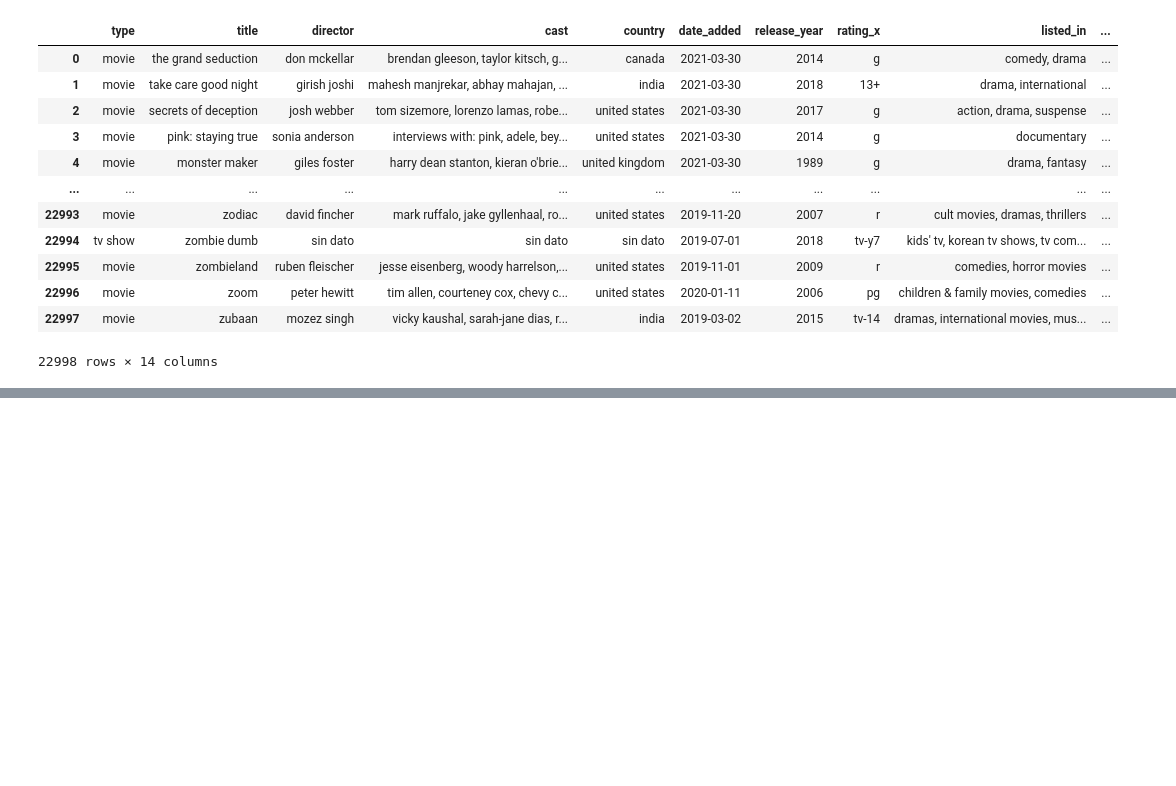
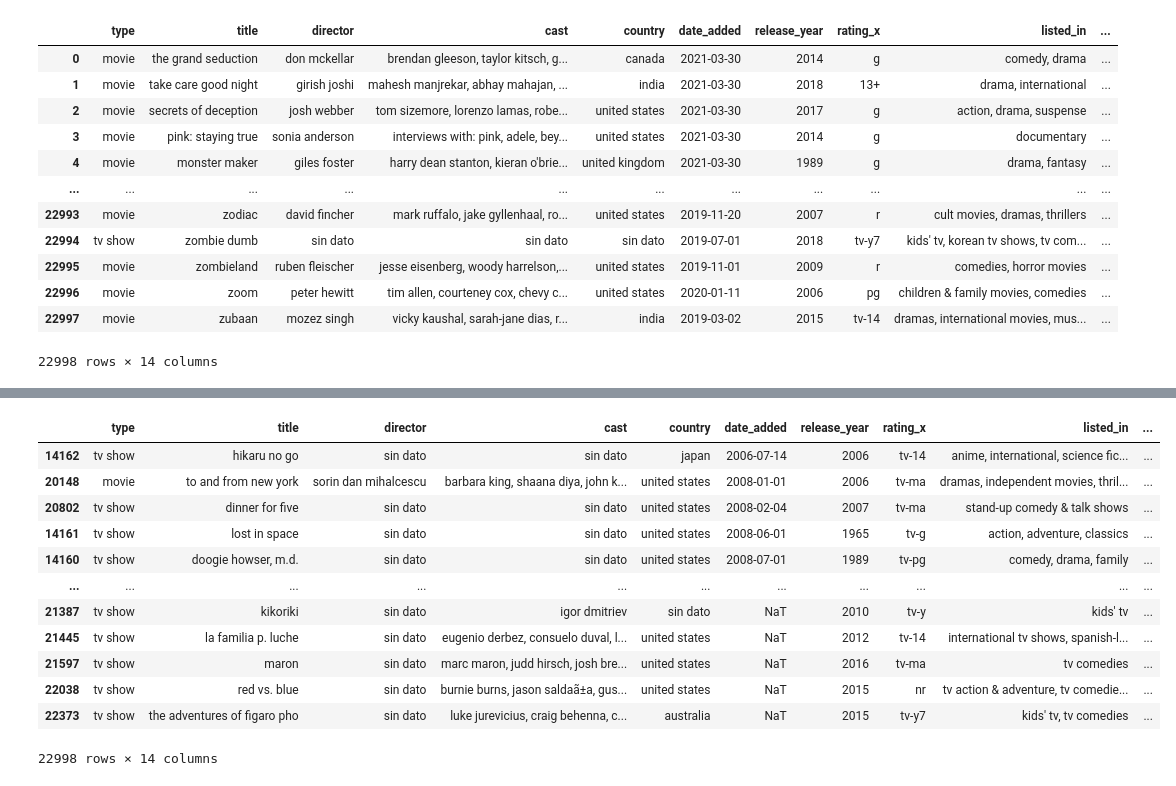
Before and after one commit to Ezemettler/PI1-MLOps, a Jupyter notebook: MLOps.ipynb, the cells around one changed output, grey strips where cells are left out. Cells and saved outputs as stored; diff of their text form; code cells hidden in the pictures; blank space fills up the shorter version.

Commit message:
Corrección campo fecha date_added

```diff
--- a/MLOps.ipynb
+++ b/MLOps.ipynb
@@ -101,7 +101,3 @@ data_plataformas['rating'].isna().sum()
 0
 # %% [markdown]
 * De haber fechas, deberán tener el formato AAAA-mm-dd
-# %%
-# Completamos las fechas vacias con 0
-
-data_plataformas['date_added'].fillna(0, inplace=True)
@@ -212,9 +202,12 @@ data_plataformas['duration_int'].isna().sum()
 # %% [output]
 0
 # %%
-# Llenamos los campos vacios con la leyenda "Sin dato"
+# Llenamos los campos vacios con tipo de dato string con la leyenda "sin dato"
 
-data_plataformas.fillna('sin dato', inplace=True)
+data_plataformas['director'].fillna('sin dato', inplace=True)
+data_plataformas['cast'].fillna('sin dato', inplace=True)
+data_plataformas['country'].fillna('sin dato', inplace=True)
+data_plataformas['duration_type'].fillna('sin dato', inplace=True)
 data_plataformas
 # %% [output]
 |  | type | title | director | cast | country | date_added | release_year | rating | listed_in | ... |
@@ -383,0 +379,17 @@ data_plataformas_prom
+# %%
+fechas = data_plataformas_prom.sort_values(['date_added'])
+fechas
+# %% [output]
+|  | type | title | director | cast | country | date_added | release_year | rating_x | listed_in | ... |
+| 14162 | tv show | hikaru no go | sin dato | sin dato | japan | 2006-07-14 | 2006 | tv-14 | anime, international, science fic... | ... |
+| 20148 | movie | to and from new york | sorin dan mihalcescu | barbara king, shaana diya, john k... | united states | 2008-01-01 | 2006 | tv-ma | dramas, independent movies, thril... | ... |
+| 20802 | tv show | dinner for five | sin dato | sin dato | united states | 2008-02-04 | 2007 | tv-ma | stand-up comedy & talk shows | ... |
+| 14161 | tv show | lost in space | sin dato | sin dato | united states | 2008-06-01 | 1965 | tv-g | action, adventure, classics | ... |
+| 14160 | tv show | doogie howser, m.d. | sin dato | sin dato | united states | 2008-07-01 | 1989 | tv-pg | comedy, drama, family | ... |
+| ... | ... | ... | ... | ... | ... | ... | ... | ... | ... | ... |
+| 21387 | tv show | kikoriki | sin dato | igor dmitriev | sin dato | NaT | 2010 | tv-y | kids' tv | ... |
+| 21445 | tv show | la familia p. luche | sin dato | eugenio derbez, consuelo duval, l... | united states | NaT | 2012 | tv-14 | international tv shows, spanish-l... | ... |
+| 21597 | tv show | maron | sin dato | marc maron, judd hirsch, josh bre... | united states | NaT | 2016 | tv-ma | tv comedies | ... |
+| 22038 | tv show | red vs. blue | sin dato | burnie burns, jason saldaã±a, gus... | united states | NaT | 2015 | nr | tv action & adventure, tv comedie... | ... |
+| 22373 | tv show | the adventures of figaro pho | sin dato | luke jurevicius, craig behenna, c... | australia | NaT | 2015 | tv-y7 | kids' tv, tv comedies | ... |
+22998 rows × 14 columns
```
Also changed, not shown: parts of 7 cells of this notebook.
